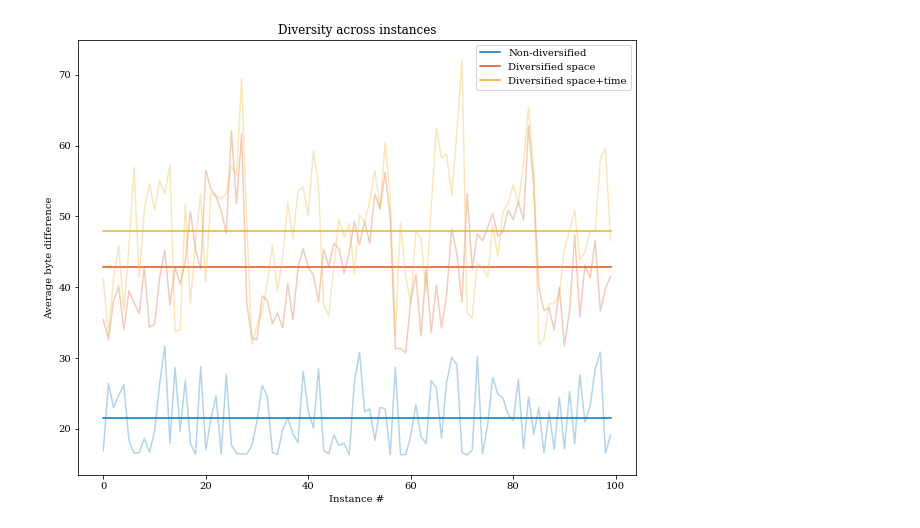
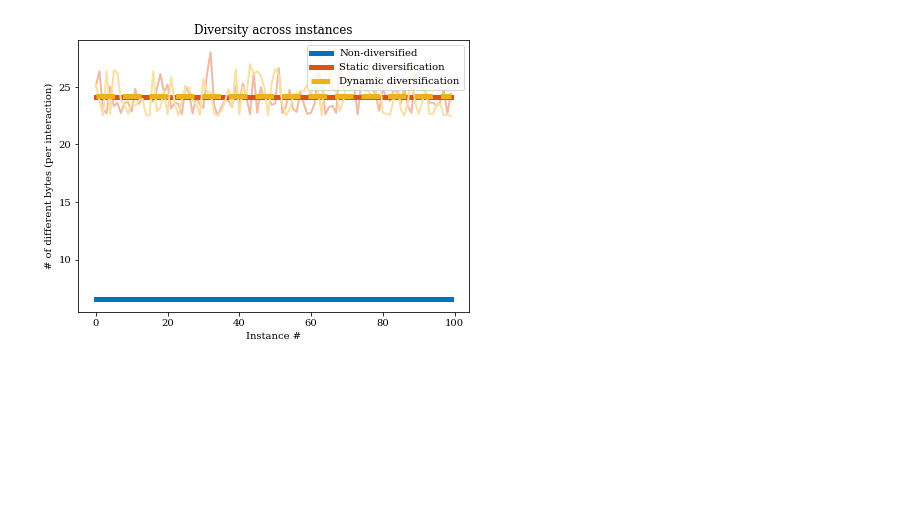
Before and after one commit to SINTEF-9012/thingml-diversifier, a Jupyter notebook: src/main/python/nodejs_test_3.ipynb, the cells around one changed output. Saved outputs shown, nothing was run; the diff lists cells and outputs as text; code cells hidden in the pictures; blank space fills up the shorter version.

```diff
--- a/src/main/python/nodejs_test_3.ipynb
+++ b/src/main/python/nodejs_test_3.ipynb
@@ -134,6 +134,28 @@ def instDiffs(data):
         diffs[i] = diff/(num_instances-1)
 
     return diffs
+# %%
+### NEW!
+### Accross instances
+def instDiffs(data):
+    N = 100
+    num_instances = data.shape[0]
+    num_bytes = data.shape[1]
+
+    diffs = np.zeros((num_instances,))
+
+    for i in range(0,num_instances):
+        own_bytes = data[i,:].copy()
+        own_bytes[np.isnan(own_bytes)] = 0
+        diff = 0
+        for j in range(0,num_instances):
+            if i != j:
+                other_bytes = data[j,:].copy()
+                other_bytes[np.isnan(other_bytes)] = 0
+                diff += np.sum(own_bytes != other_bytes)/N
+        diffs[i] = diff/(num_instances-1)
+
+    return diffs
 # %%
 ### Accross time
 def timeDiffs(data):
@@ -157,29 +200,30 @@ def timeDiffs(data):
 # %%
-def plotValueAndMean(data, color, alpha=0.3):
-    plt.plot(data, color=color, alpha=alpha)
+def plotValueAndMean(data, color, ls='-', alpha=0.2):
+    plt.plot(data, color=[(1-alpha)*1+alpha*x for x in color], linewidth=2)
     mean = np.mean(data)
-    line, = plt.plot([0, data.size-1], [mean, mean], color=color)
+    line, = plt.plot([0, data.size-1], [mean, mean], color=color, linewidth=5, linestyle=ls)
     return line
 # %%
 base_inst_diff = instDiffs(base_data)
 stat_inst_diff = instDiffs(static_data)
 runt_inst_diff = instDiffs(runtime_data)
 # %%
-plt.figure(1, figsize=(10,8))
+plt.figure(1, figsize=(7,5))
 
-baseL = plotValueAndMean(base_inst_diff, colors[0])
-statL = plotValueAndMean(stat_inst_diff, colors[1])
-runtL = plotValueAndMean(runt_inst_diff, colors[2])
+baseL = plotValueAndMean(base_inst_diff, colors[0], '-', 0.4)
+statL = plotValueAndMean(stat_inst_diff, colors[1], '-', 0.4)
+runtL = plotValueAndMean(runt_inst_diff, colors[2], '--', 0.4)
 
-plt.legend((baseL, statL, runtL), ('Non-diversified','Diversified space','Diversified space+time'), loc='upper right')
+plt.legend((baseL, statL, runtL), ('Non-diversified','Static diversification','Dynamic diversification'), loc='upper right')
 
 plt.xlabel('Instance #')
-plt.ylabel('Average byte difference')
+plt.ylabel('# of different bytes (per interaction)')
 plt.title('Diversity across instances')
 
 plt;
+plt.savefig('instances.eps', dpi=300)
 # %% [output]
-[figure, old version]
+[figure, new version]
 # %%
 base_time_diff = timeDiffs(base_data)
 stat_time_diff = timeDiffs(static_data)
```
Also changed, not shown: parts of 2 cells of this notebook, 30 other files.
